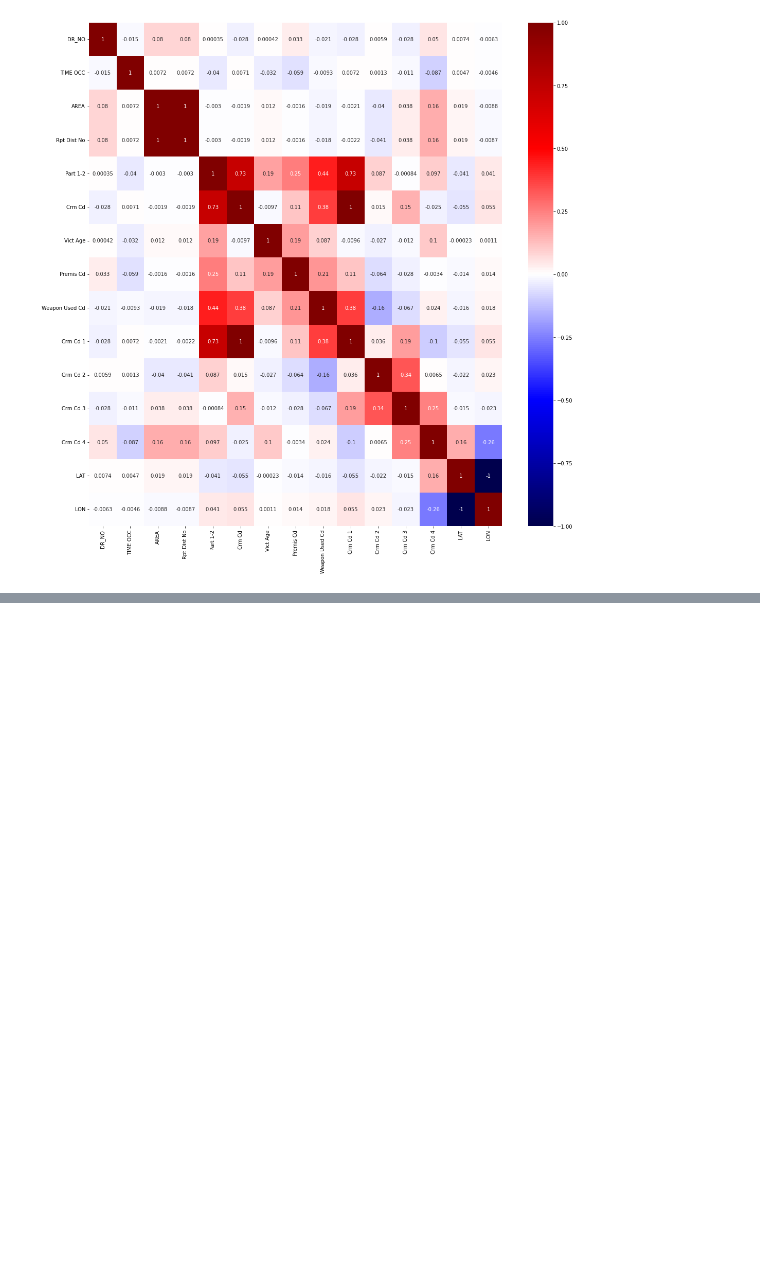
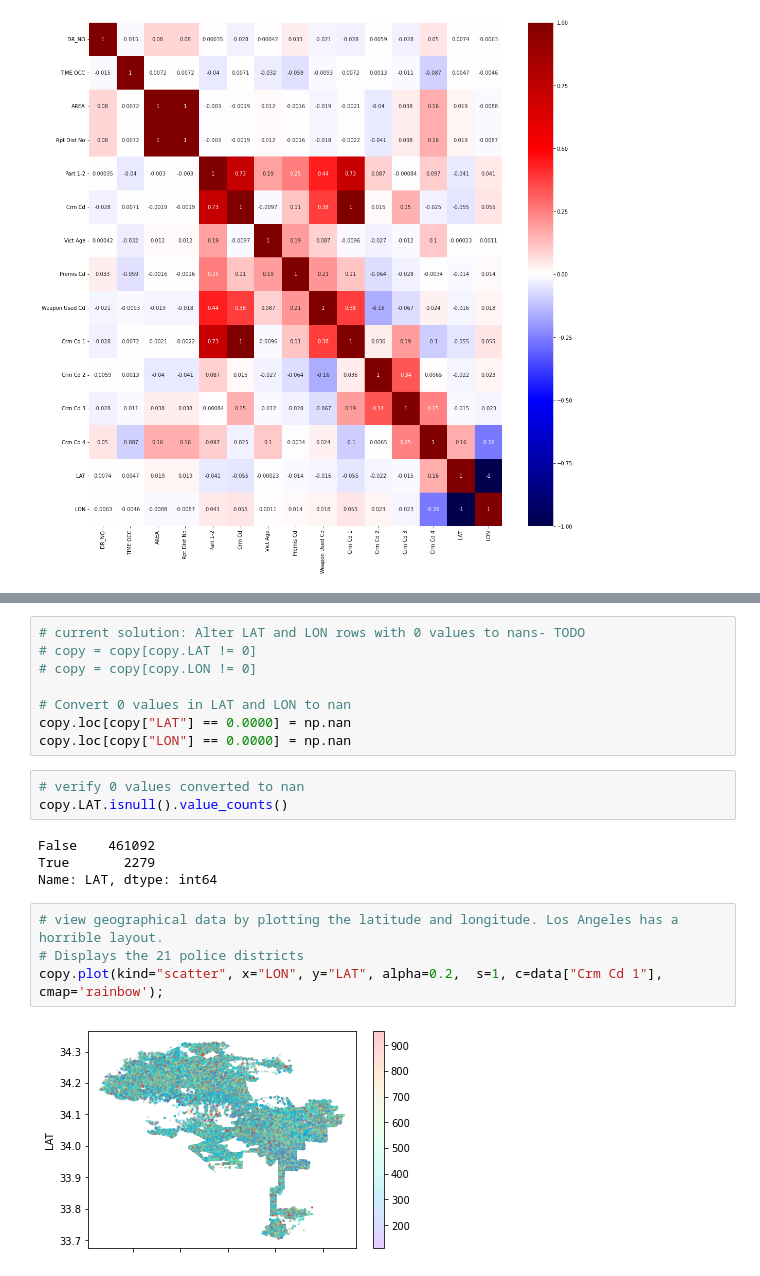
Before and after one commit to cojitamboe15/LACrimeDataML, a Jupyter notebook: LACrimeML.ipynb, the cells around one changed output, grey strips where cells are left out. Saved outputs shown, nothing was run; the diff lists cells and outputs as text; blank space fills up the shorter version.

```diff
--- a/LACrimeML.ipynb
+++ b/LACrimeML.ipynb
@@ -314,0 +383,21 @@ sns.heatmap(copy.corr(), annot=True, vmin=-1, vmax=1, cmap='seismic')
+# %%
+# current solution: Alter LAT and LON rows with 0 values to nans- TODO
+# copy = copy[copy.LAT != 0]
+# copy = copy[copy.LON != 0]
+
+# Convert 0 values in LAT and LON to nan
+copy.loc[copy["LAT"] == 0.0000] = np.nan
+copy.loc[copy["LON"] == 0.0000] = np.nan
+# %%
+# verify 0 values converted to nan
+copy.LAT.isnull().value_counts()
+# %% [output]
+False    461092
+True       2279
+Name: LAT, dtype: int64
+# %%
+# view geographical data by plotting the latitude and longitude. Los Angeles has a horrible layout.
+# Displays the 21 police districts
+copy.plot(kind="scatter", x="LON", y="LAT", alpha=0.2,  s=1, c=data["Crm Cd 1"], cmap='rainbow');
+# %% [output]
+[figure, added]
```
Also changed, not shown: parts of 14 cells of this notebook.
